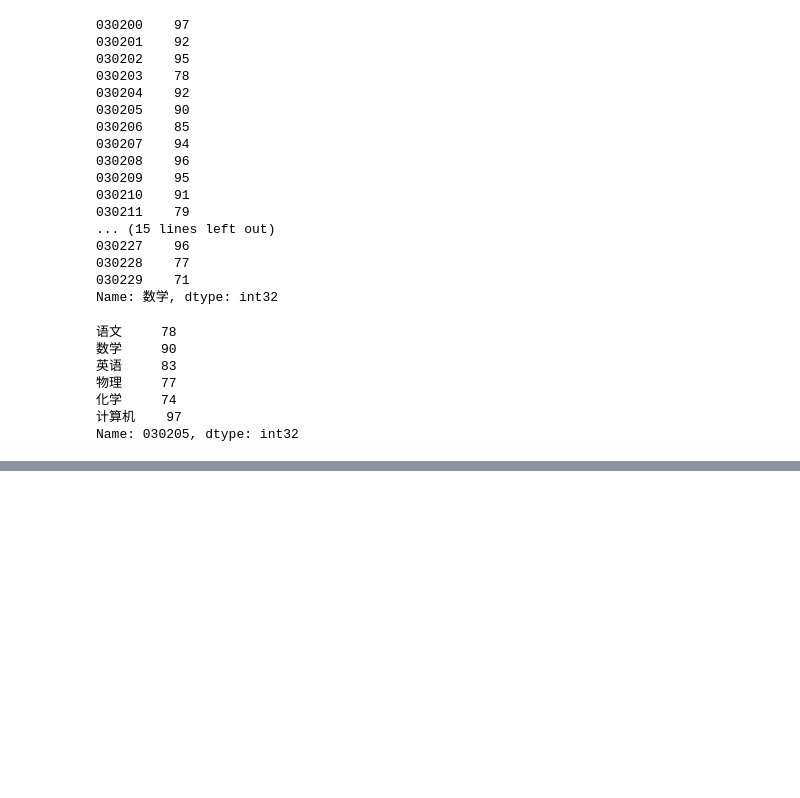
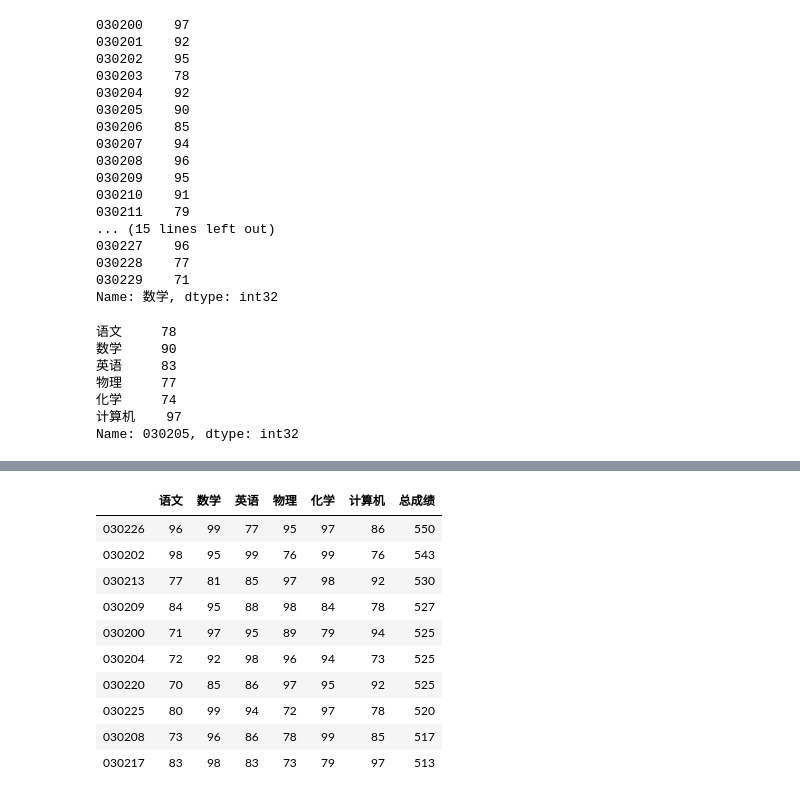
Before and after one commit to raydrawc/python, a Jupyter notebook: src/pandas/pandas_hw.ipynb, the cells around one changed output, grey strips where cells are left out. Cells and saved outputs as stored; diff of their text form; code cells hidden in the pictures; blank space fills up the shorter version.

```diff
--- a/src/pandas/pandas_hw.ipynb
+++ b/src/pandas/pandas_hw.ipynb
@@ -127,0 +148,15 @@ df.index["总成绩"] = df["数学"]
+# %%
+df_cp2 = df_cp.sort_values(by = '总成绩', ascending=False)
+df_cp2[0:10]
+# %% [output]
+|  | 语文 | 数学 | 英语 | 物理 | 化学 | 计算机 | 总成绩 |
+| 030226 | 96 | 99 | 77 | 95 | 97 | 86 | 550 |
+| 030202 | 98 | 95 | 99 | 76 | 99 | 76 | 543 |
+| 030213 | 77 | 81 | 85 | 97 | 98 | 92 | 530 |
+| 030209 | 84 | 95 | 88 | 98 | 84 | 78 | 527 |
+| 030200 | 71 | 97 | 95 | 89 | 79 | 94 | 525 |
+| 030204 | 72 | 92 | 98 | 96 | 94 | 73 | 525 |
+| 030220 | 70 | 85 | 86 | 97 | 95 | 92 | 525 |
+| 030225 | 80 | 99 | 94 | 72 | 97 | 78 | 520 |
+| 030208 | 73 | 96 | 86 | 78 | 99 | 85 | 517 |
+| 030217 | 83 | 98 | 83 | 73 | 79 | 97 | 513 |
```
Also changed, not shown: parts of 10 cells of this notebook, 1 other file.
